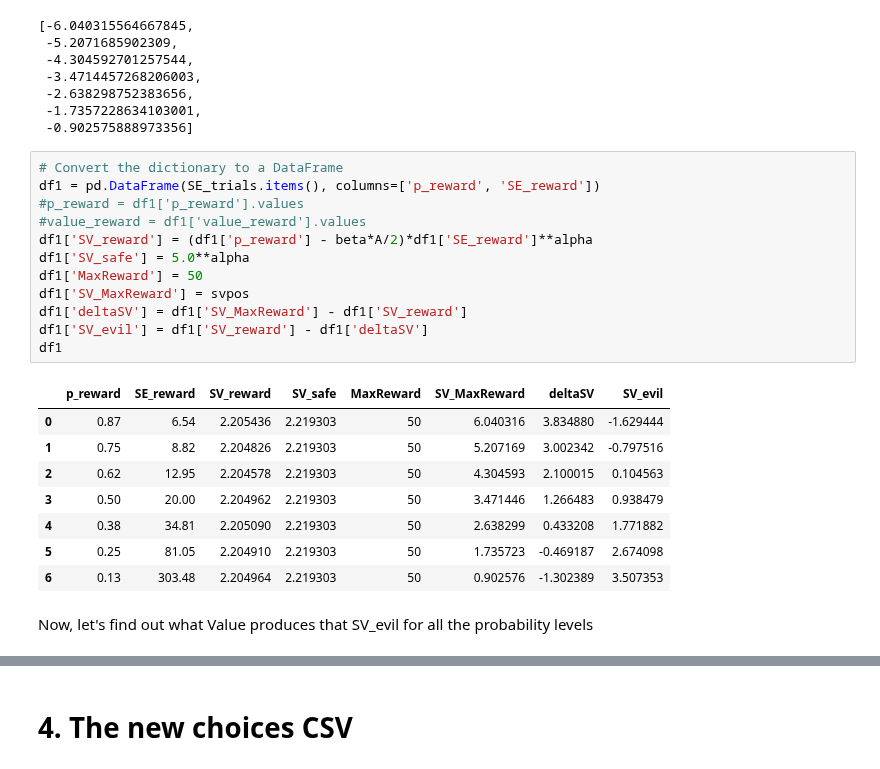
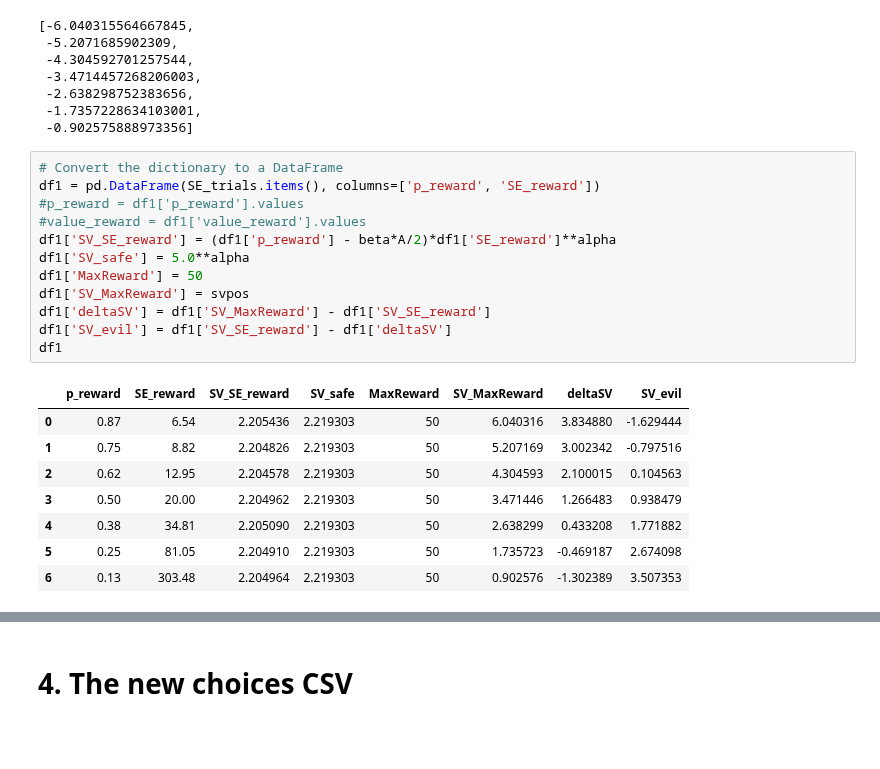
Before and after one commit to CDN-Lab/Adaptive_Choicesets, a Jupyter notebook: gen_choice_set_space.ipynb, the cells around one changed output, grey strips where cells are left out. Cells and saved outputs as stored; diff of their text form; blank space fills up the shorter version.

```diff
--- a/gen_choice_set_space.ipynb
+++ b/gen_choice_set_space.ipynb
@@ -184,17 +186,17 @@ svevil
 # %%
 # Convert the dictionary to a DataFrame
 df1 = pd.DataFrame(SE_trials.items(), columns=['p_reward', 'SE_reward'])
 #p_reward = df1['p_reward'].values
 #value_reward = df1['value_reward'].values
-df1['SV_reward'] = (df1['p_reward'] - beta*A/2)*df1['SE_reward']**alpha
+df1['SV_SE_reward'] = (df1['p_reward'] - beta*A/2)*df1['SE_reward']**alpha
 df1['SV_safe'] = 5.0**alpha
 df1['MaxReward'] = 50
 df1['SV_MaxReward'] = svpos
-df1['deltaSV'] = df1['SV_MaxReward'] - df1['SV_reward']
-df1['SV_evil'] = df1['SV_reward'] - df1['deltaSV']
+df1['deltaSV'] = df1['SV_MaxReward'] - df1['SV_SE_reward']
+df1['SV_evil'] = df1['SV_SE_reward'] - df1['deltaSV']
 df1
 # %% [output]
-|  | p_reward | SE_reward | SV_reward | SV_safe | MaxReward | SV_MaxReward | deltaSV | SV_evil |
+|  | p_reward | SE_reward | SV_SE_reward | SV_safe | MaxReward | SV_MaxReward | deltaSV | SV_evil |
 | 0 | 0.87 | 6.54 | 2.205436 | 2.219303 | 50 | 6.040316 | 3.834880 | -1.629444 |
 | 1 | 0.75 | 8.82 | 2.204826 | 2.219303 | 50 | 5.207169 | 3.002342 | -0.797516 |
 | 2 | 0.62 | 12.95 | 2.204578 | 2.219303 | 50 | 4.304593 | 2.100015 | 0.104563 |
@@ -202,5 +204,3 @@ df1
 | 4 | 0.38 | 34.81 | 2.205090 | 2.219303 | 50 | 2.638299 | 0.433208 | 1.771882 |
 | 5 | 0.25 | 81.05 | 2.204910 | 2.219303 | 50 | 1.735723 | -0.469187 | 2.674098 |
 | 6 | 0.13 | 303.48 | 2.204964 | 2.219303 | 50 | 0.902576 | -1.302389 | 3.507353 |
-# %% [markdown]
-Now, let's find out what Value produces that SV_evil for all the probability levels
```
Also changed, not shown: parts of 17 cells of this notebook.
